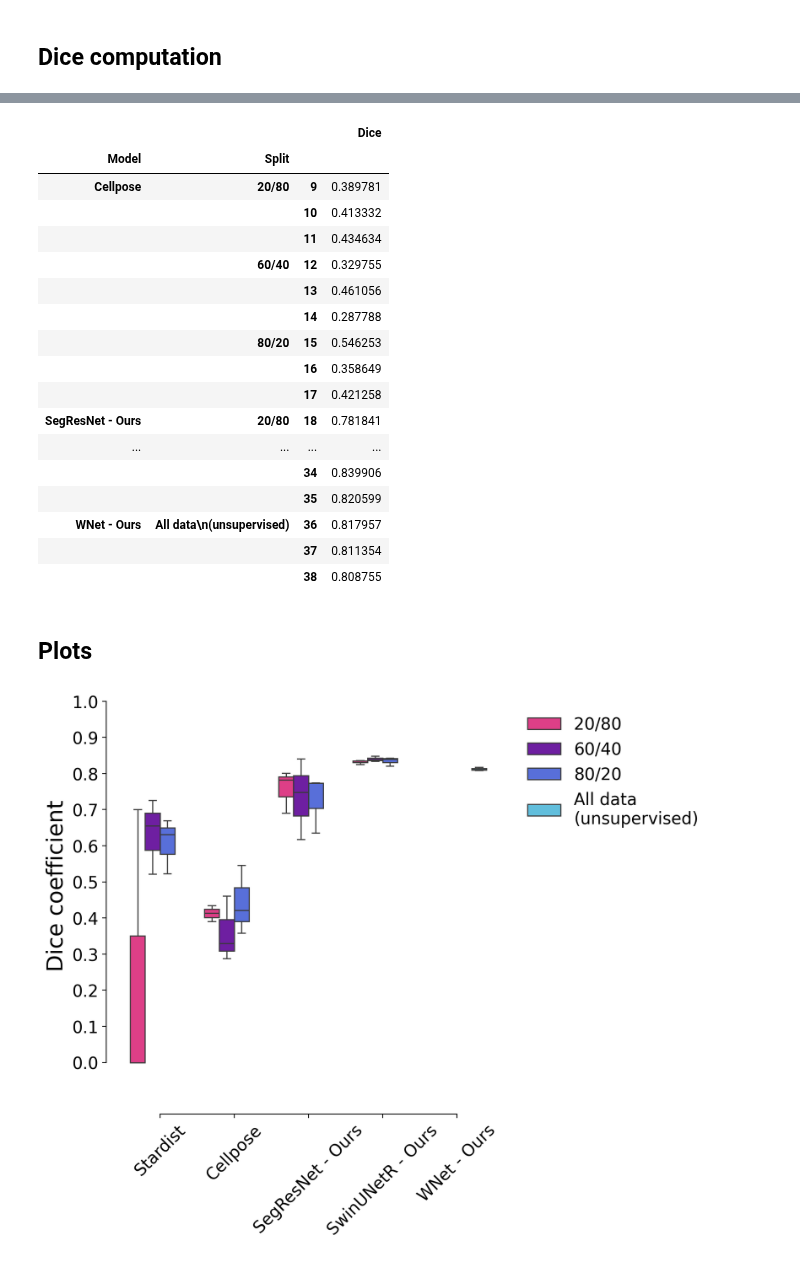
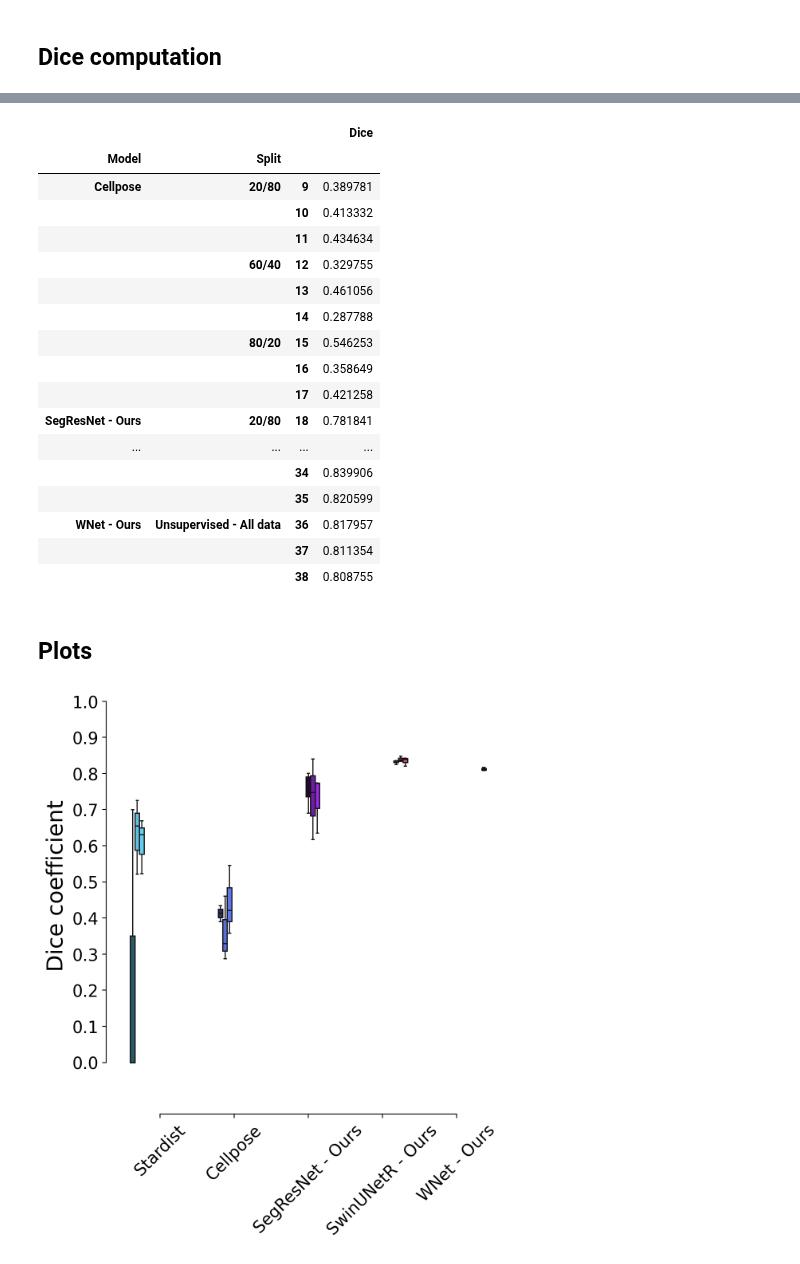
Before and after one commit to C-Achard/cellseg3d-figures, a Jupyter notebook: book/fig2-c-d-splits/splits_benchmark.ipynb, the cells around one changed output, grey strips where cells are left out. Drawn from its saved outputs; the diff is of its cells as text; code cells hidden in the pictures.

Commit message:
Remade splits plot with colors

```diff
--- a/book/fig2-c-d-splits/splits_benchmark.ipynb
+++ b/book/fig2-c-d-splits/splits_benchmark.ipynb
@@ -209,7 +209,7 @@ wnet_preds = {
 # %% [markdown]
 ## Dice computation
 # %%
-def model_dices_across_splits(model_dict):
+def model_dices_across_splits(model_dict, verbose=False):
     model_dices = {
         "2080": [],
         "6040": [],
@@ -217,15 +217,16 @@ def model_dices_across_splits(model_dict):
     }
     for split in model_dict:
         for image in model_dict[split]:
-            print(f"Split: {split}, Image: {image}")
-            print(f"Image shape: {model_dict[split][image].shape}")
-            print(f"GT shape: {gt_dict[image].shape}")
             gt = gt_dict[image]
             pred = model_dict[split][image]
             gt = np.where(gt > 0, 1, 0)
             pred = np.where(pred > 0, 1, 0)
             dice = dice_coeff(gt, pred)
-            print(f"Dice: {dice}")
+            if verbose:
+                print(f"Split: {split}, Image: {image}")
+                print(f"Image shape: {model_dict[split][image].shape}")
+                print(f"GT shape: {gt_dict[image].shape}")
+                print(f"Dice: {dice}")
             model_dices[split].append(dice)
     return model_dices
 # %%
@@ -339,7 +256,7 @@ plt.rcParams["figure.figsize"] = (8, 8)
 dices_df = pd.DataFrame(columns=["Model", "Dice", "Split"])
 dices_df["Model"] = ["Stardist"] * 9 + ["Cellpose"] * 9 + ["SegResNet - Ours"] * 9 + ["SwinUNetR - Ours"] * 9 + ["WNet - Ours"] * 3
 dices_df["Dice"] = stardist_dices["2080"] + stardist_dices["6040"] + stardist_dices["8020"] + cellpose_dices["2080"] + cellpose_dices["6040"] + cellpose_dices["8020"] + segres_dices["2080"] + segres_dices["6040"] + segres_dices["8020"] + swin_dices["2080"] + swin_dices["6040"] + swin_dices["8020"] + wnet_dices["2080"]
-dices_df["Split"] = ["20/80"] * 3 + ["60/40"] * 3 + ["80/20"] * 3 + ["20/80"] * 3 + ["60/40"] * 3 + ["80/20"] * 3 + ["20/80"] * 3 + ["60/40"] * 3 + ["80/20"] * 3 + ["20/80"] * 3 + ["60/40"] * 3 + ["80/20"] * 3 + ["All data\n(unsupervised)"] * 3
+dices_df["Split"] = ["20/80"] * 3 + ["60/40"] * 3 + ["80/20"] * 3 + ["20/80"] * 3 + ["60/40"] * 3 + ["80/20"] * 3 + ["20/80"] * 3 + ["60/40"] * 3 + ["80/20"] * 3 + ["20/80"] * 3 + ["60/40"] * 3 + ["80/20"] * 3 + ["Unsupervised - All data"] * 3
 # %%
 dice_df_t = dices_df.groupby(["Model", "Split"]).apply(lambda x: x, include_groups=False)
 dice_df_t
@@ -359,39 +276,62 @@ dice_df_t
 | ... | ... | ... | ... |
 |  |  | 34 | 0.839906 |
 |  |  | 35 | 0.820599 |
-| WNet - Ours | All data\n(unsupervised) | 36 | 0.817957 |
+| WNet - Ours | Unsupervised - All data | 36 | 0.817957 |
 |  |  | 37 | 0.811354 |
 |  |  | 38 | 0.808755 |
 # %% [markdown]
 ## Plots
+# %%
+dices_df['Model_Split'] = dices_df['Model'] + ' (' + dices_df['Split'].astype(str) + ')'
 # %%
 fig, ax = plt.subplots(figsize=(6, 6), dpi=DPI)
-sns.boxplot(data=dices_df, x="Model", y="Dice", hue="Split", ax=ax, palette=COLORMAP)
+sns.boxplot(
+    data=dices_df,
+    x="Model",
+    y="Dice",
+    hue="Model_Split",
+    ax=ax,
+    palette=EXPANDED_COLORMAP,
+    # dodge=False,
+    )
+for i, artist in enumerate(ax.artists): # try to center the boxplot on xticks
+    for j in range(i*6,i*6+6):
+        line = ax.lines[j]
+        line.set_color(artist.get_facecolor())
+        if j % 6 == 4:
+            x, y = line.get_xydata()[0]
+            x_center = i // 2
+            if i % 2:
+                line.set_xdata([x_center + 0.2, x_center + 0.2, x, x_center + 0.2])
+            else:
+                line.set_xdata([x_center - 0.2, x_center - 0.2, x, x_center - 0.2])
+
 ax.spines["right"].set_visible(False)
 ax.spines["top"].set_visible(False)
 ax.tick_params(axis="both", which="major", labelsize=LEGEND_FONT_SIZE)
 ax.tick_params(axis = 'x',   rotation = 45)
 plt.ylim([-0.02,1])
 ax.set_yticks(np.arange(0,1.1,0.1))
 sns.despine(
     left=False,
     right=True,
     bottom=False,
     top=True,
     trim=True,
     offset={"bottom": 40, "left": 15},
 )
 legend = ax.legend(fontsize=LEGEND_FONT_SIZE, bbox_to_anchor=BBOX_TO_ANCHOR, loc=LOC)
 fig.patch.set_alpha(0)
 ax.patch.set_alpha(0)
 legend.get_frame().set_alpha(0)
 ax.set_xlabel("", fontsize=LABEL_FONT_SIZE)
 ax.set_ylabel("Dice coefficient", fontsize=LABEL_FONT_SIZE)
+plt.legend([],[], frameon=False)
 plt.show()
 
 if SAVE_PLOTS_AS_PNG:
     fig.savefig("Label_efficiency.png", dpi=DPI, bbox_inches="tight")
 if SAVE_PLOTS_AS_SVG:
     fig.savefig("Label_efficiency.svg", bbox_inches="tight")
 # %% [output]
-[figure, old version]
+[figure, new version]
```
Also changed, not shown: parts of 16 cells of this notebook, 4 other files.
